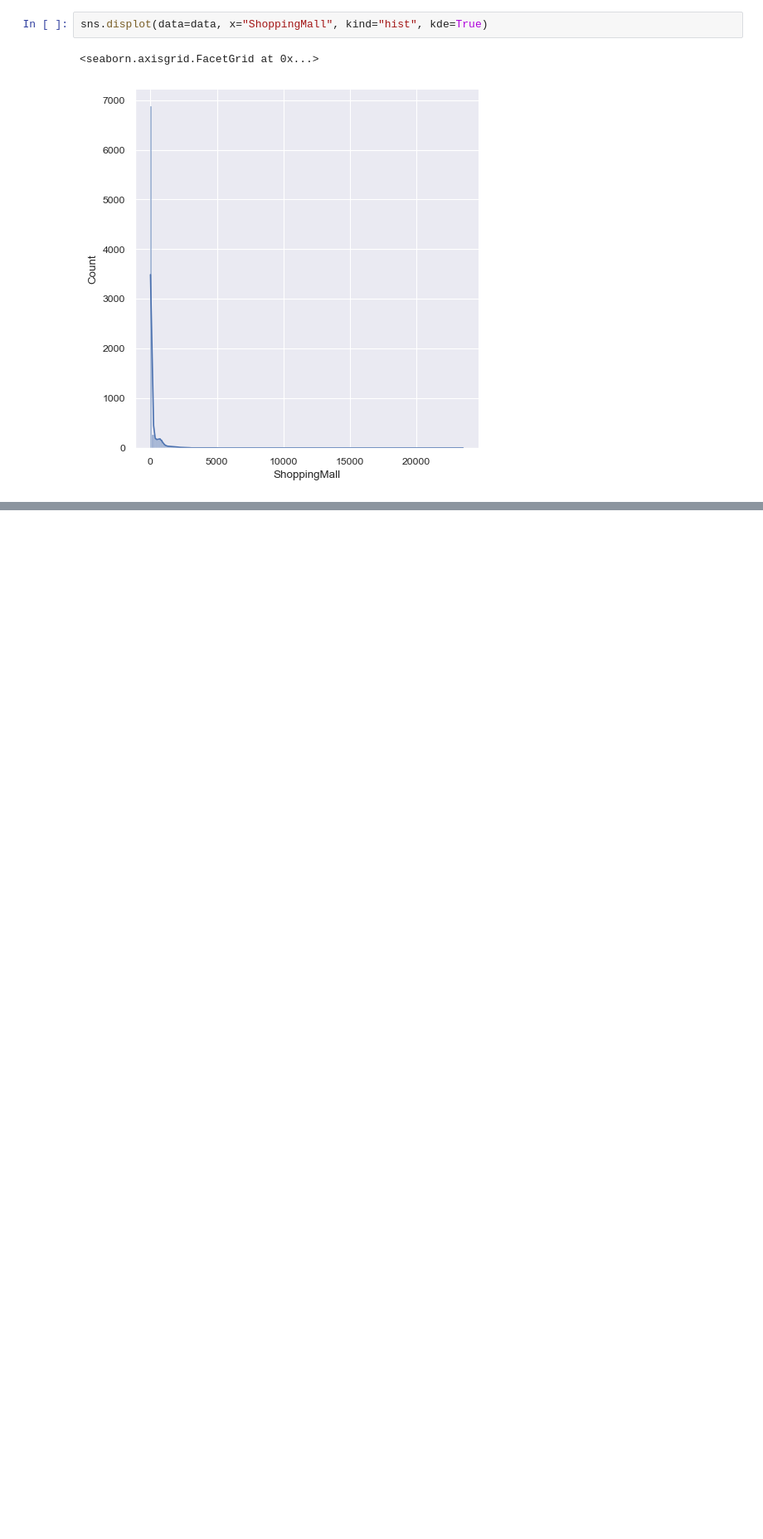
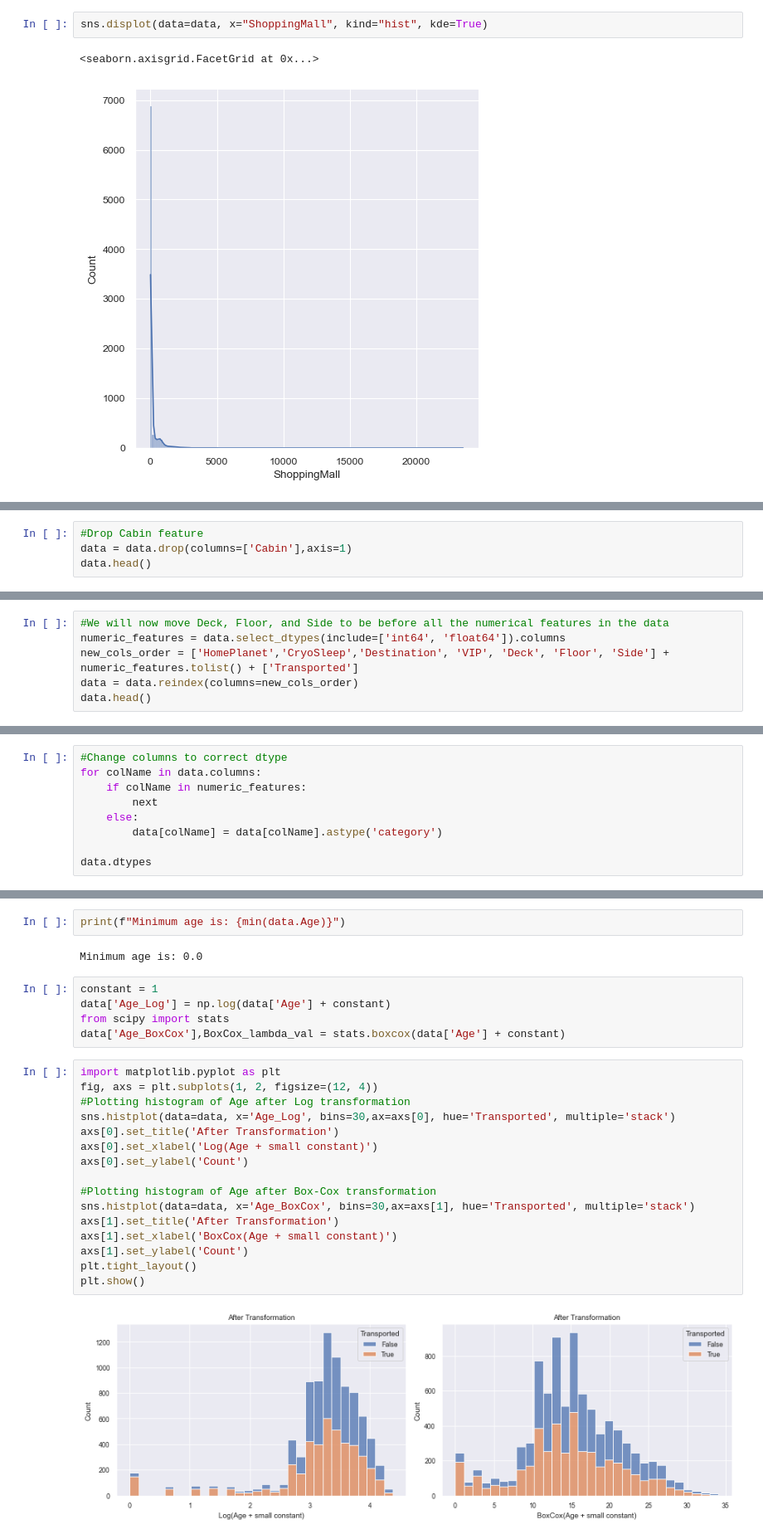
Before and after one commit to RMDS-GroupProject/spaceship_titanic, a Jupyter notebook: test.ipynb, the cells around one changed output, grey strips where cells are left out. Shown: that part at 83% size. Drawn from its saved outputs; the diff is of its cells as text; blank space fills up the shorter version.

```diff
--- a/test.ipynb
+++ b/test.ipynb
@@ -292,0 +364,4 @@ sns.displot(data=data, x="ShoppingMall", kind="hist", kde=True)
+# %%
+#Drop Cabin feature
+data = data.drop(columns=['Cabin'],axis=1)
+data.head()
@@ -292,0 +375,6 @@ sns.displot(data=data, x="ShoppingMall", kind="hist", kde=True)
+# %%
+#We will now move Deck, Floor, and Side to be before all the numerical features in the data
+numeric_features = data.select_dtypes(include=['int64', 'float64']).columns
+new_cols_order = ['HomePlanet','CryoSleep','Destination', 'VIP', 'Deck', 'Floor', 'Side'] + numeric_features.tolist() + ['Transported']
+data = data.reindex(columns=new_cols_order)
+data.head()
@@ -292,0 +388,9 @@ sns.displot(data=data, x="ShoppingMall", kind="hist", kde=True)
+# %%
+#Change columns to correct dtype
+for colName in data.columns:
+    if colName in numeric_features:
+        next
+    else:
+        data[colName] = data[colName].astype('category')
+
+data.dtypes
@@ -292,0 +410,27 @@ sns.displot(data=data, x="ShoppingMall", kind="hist", kde=True)
+# %%
+print(f"Minimum age is: {min(data.Age)}")
+# %% [output]
+Minimum age is: 0.0
+# %%
+constant = 1
+data['Age_Log'] = np.log(data['Age'] + constant)
+from scipy import stats
+data['Age_BoxCox'],BoxCox_lambda_val = stats.boxcox(data['Age'] + constant)
+# %%
+import matplotlib.pyplot as plt
+fig, axs = plt.subplots(1, 2, figsize=(12, 4))
+#Plotting histogram of Age after Log transformation
+sns.histplot(data=data, x='Age_Log', bins=30,ax=axs[0], hue='Transported', multiple='stack')
+axs[0].set_title('After Transformation')
+axs[0].set_xlabel('Log(Age + small constant)')
+axs[0].set_ylabel('Count')
+
+#Plotting histogram of Age after Box-Cox transformation
+sns.histplot(data=data, x='Age_BoxCox', bins=30,ax=axs[1], hue='Transported', multiple='stack')
+axs[1].set_title('After Transformation')
+axs[1].set_xlabel('BoxCox(Age + small constant)')
+axs[1].set_ylabel('Count')
+plt.tight_layout()
+plt.show()
+# %% [output]
+[figure, added]
```
Also changed, not shown: parts of 30 cells of this notebook.
